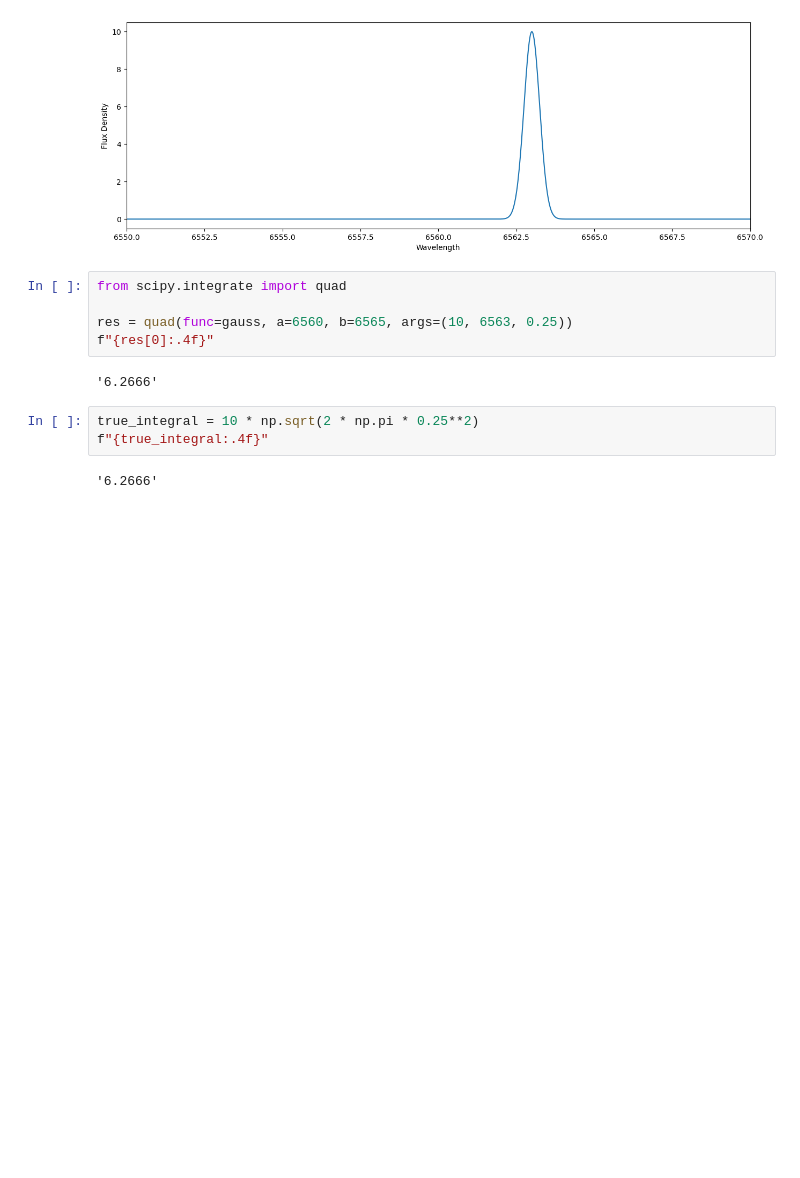
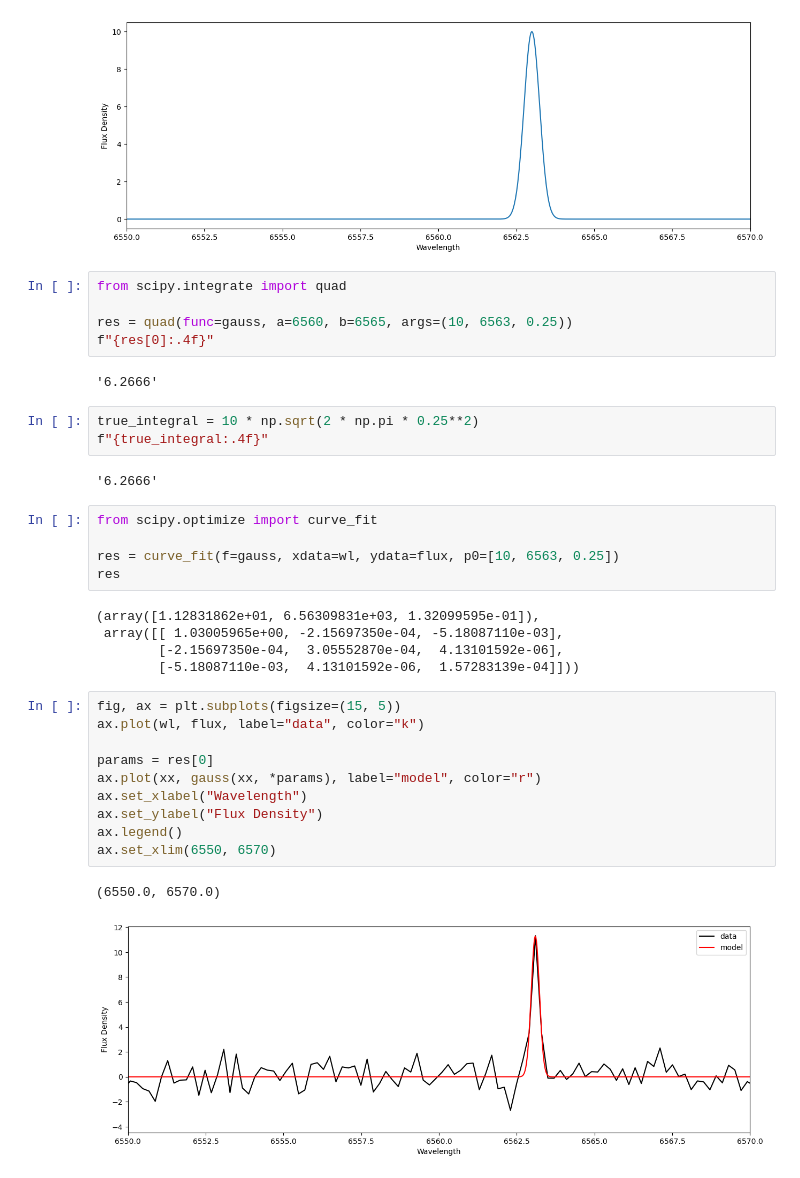
Before and after one commit to mcorne/test-astronomical-python, a Jupyter notebook: 7.2 integration.ipynb, the cells around one changed output. Cells and saved outputs as stored; diff of their text form; blank space fills up the shorter version.

```diff
--- a/7.2 integration.ipynb
+++ b/7.2 integration.ipynb
@@ -74,3 +74,26 @@ true_integral = 10 * np.sqrt(2 * np.pi * 0.25**2)
 f"{true_integral:.4f}"
 # %% [output]
 '6.2666'
+# %%
+from scipy.optimize import curve_fit
+
+res = curve_fit(f=gauss, xdata=wl, ydata=flux, p0=[10, 6563, 0.25])
+res
+# %% [output]
+(array([1.12831862e+01, 6.56309831e+03, 1.32099595e-01]),
+ array([[ 1.03005965e+00, -2.15697350e-04, -5.18087110e-03],
+        [-2.15697350e-04,  3.05552870e-04,  4.13101592e-06],
+        [-5.18087110e-03,  4.13101592e-06,  1.57283139e-04]]))
+# %%
+fig, ax = plt.subplots(figsize=(15, 5))
+ax.plot(wl, flux, label="data", color="k")
+
+params = res[0]
+ax.plot(xx, gauss(xx, *params), label="model", color="r")
+ax.set_xlabel("Wavelength")
+ax.set_ylabel("Flux Density")
+ax.legend()
+ax.set_xlim(6550, 6570)
+# %% [output]
+(6550.0, 6570.0)
+[figure, added]
```
Also changed, not shown: parts of 4 cells of this notebook, 1 other file.
